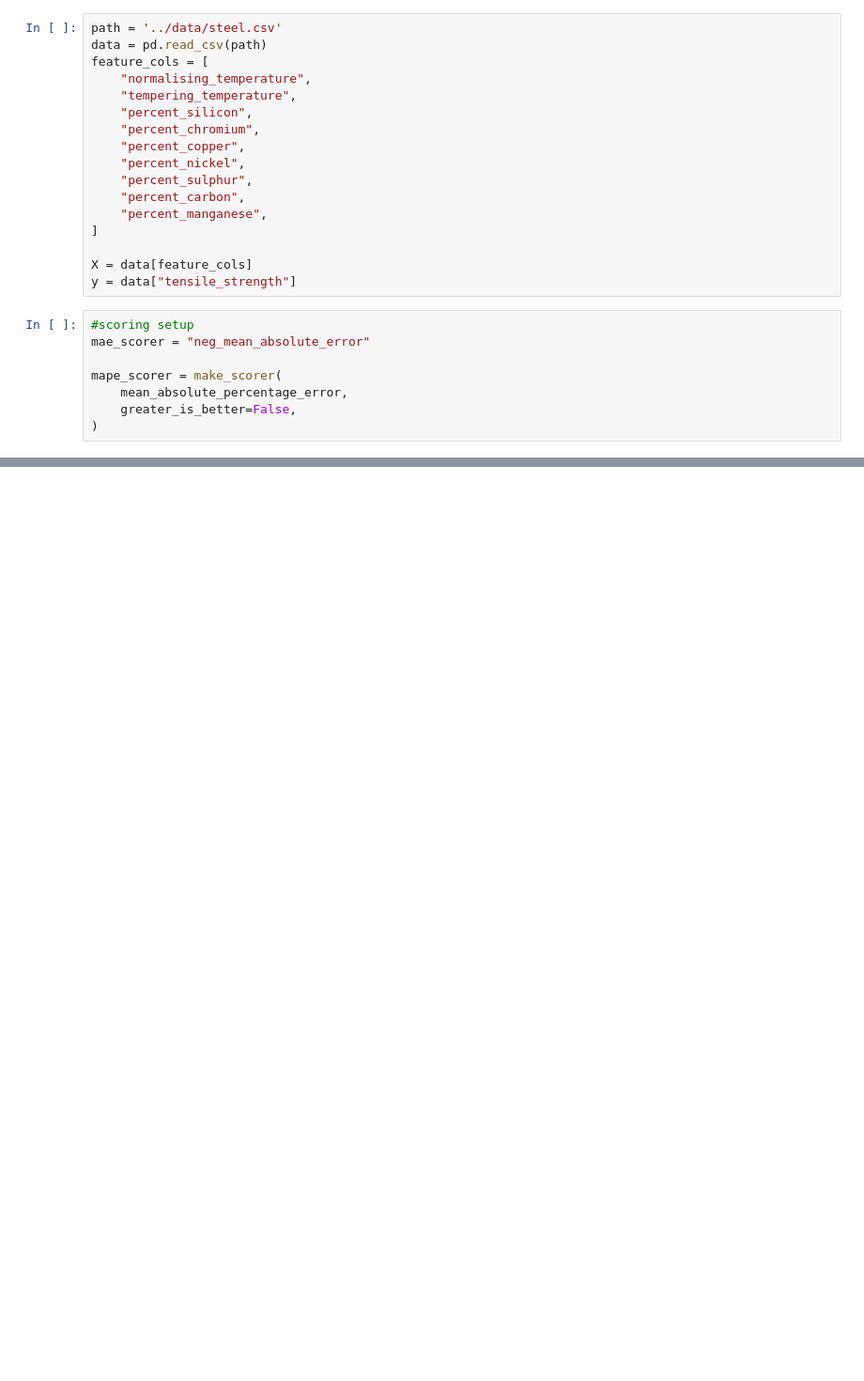
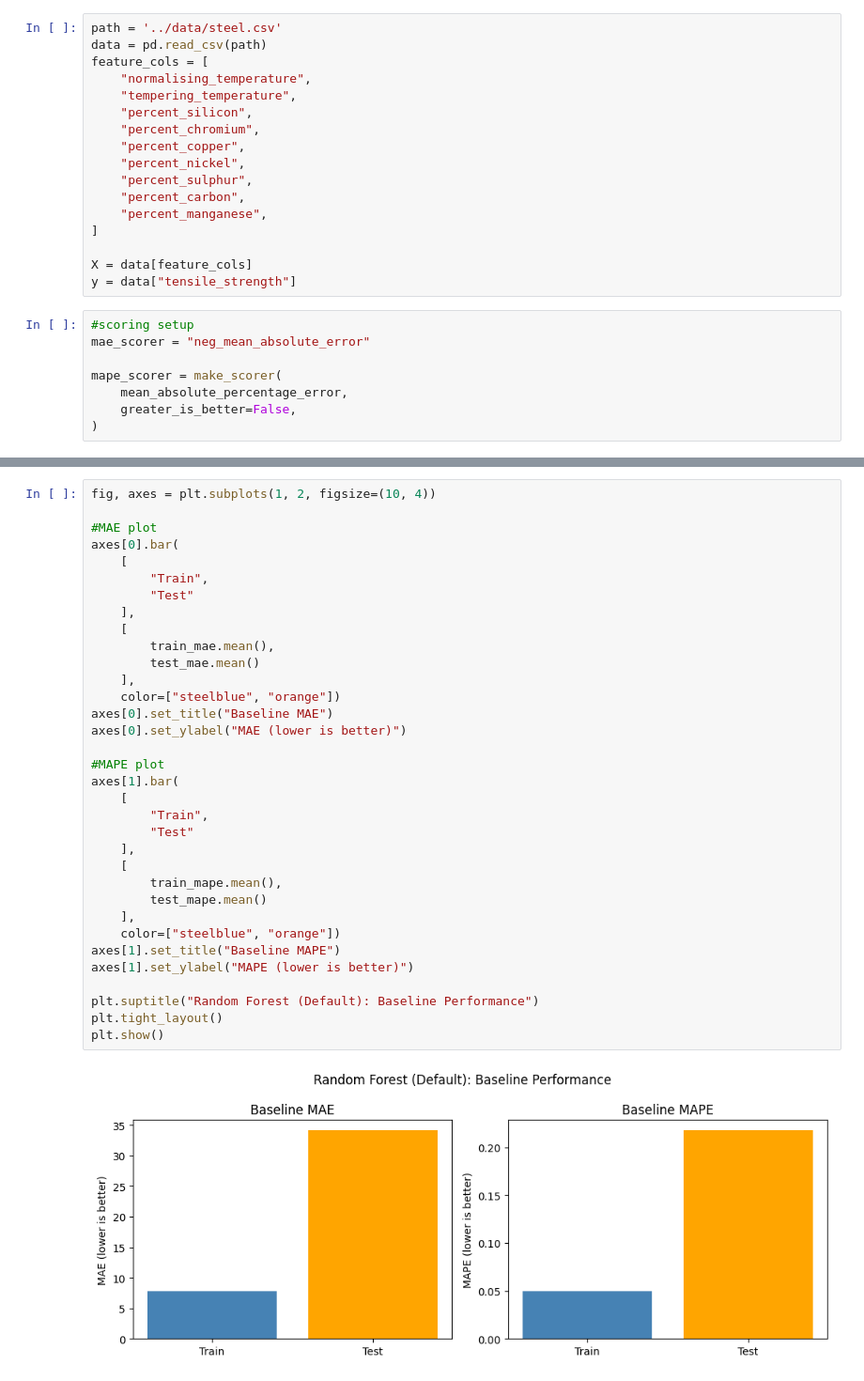
Before and after one commit to mibununi/ct4101-assignment2, a Jupyter notebook: RandomForestRegression.ipynb, the cells around one changed output, grey strips where cells are left out. Shown at 94% size. Drawn from its saved outputs; the diff is of its cells as text; blank space fills up the shorter version.

```diff
--- a/RandomForestRegression.ipynb
+++ b/RandomForestRegression.ipynb
@@ -72,3 +72,39 @@ Mean TEST  MAPE over 10 folds: 0.222
+# %%
+fig, axes = plt.subplots(1, 2, figsize=(10, 4))
+
+#MAE plot
+axes[0].bar(
+    [
+        "Train",
+        "Test"
+    ],
+    [
+        train_mae.mean(),
+        test_mae.mean()
+    ],
+    color=["steelblue", "orange"])
+axes[0].set_title("Baseline MAE")
+axes[0].set_ylabel("MAE (lower is better)")
+
+#MAPE plot
+axes[1].bar(
+    [
+        "Train",
+        "Test"
+    ],
+    [
+        train_mape.mean(),
+        test_mape.mean()
+    ],
+    color=["steelblue", "orange"])
+axes[1].set_title("Baseline MAPE")
+axes[1].set_ylabel("MAPE (lower is better)")
+
+plt.suptitle("Random Forest (Default): Baseline Performance")
+plt.tight_layout()
+plt.show()
+# %% [output]
+[figure, added]
 # %%
 #grid search setup
 rf_base = RandomForestRegressor(
```
Also changed, not shown: parts of 9 cells of this notebook.
